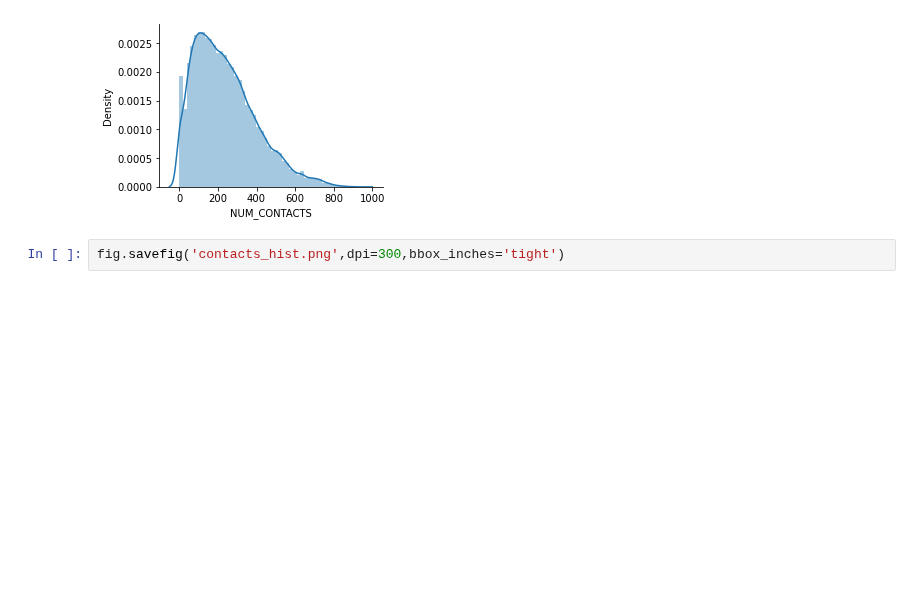
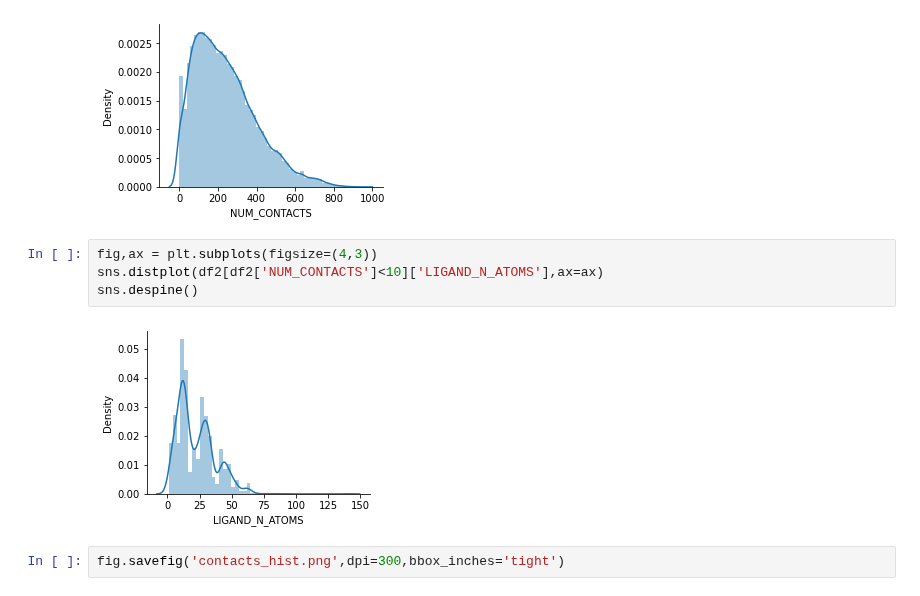
Before and after one commit to RosettaCommons/foundry, a Jupyter notebook: notebooks/filter_sm_compl_data.ipynb, the cells around one changed output. Saved outputs shown, nothing was run; the diff lists cells and outputs as text; blank space fills up the shorter version.

```diff
--- a/notebooks/filter_sm_compl_data.ipynb
+++ b/notebooks/filter_sm_compl_data.ipynb
@@ -112,5 +143,11 @@ sns.distplot(df2['NUM_CONTACTS'],ax=ax)
 sns.despine()
 # %% [output]
 [figure]
+# %%
+fig,ax = plt.subplots(figsize=(4,3))
+sns.distplot(df2[df2['NUM_CONTACTS']<10]['LIGAND_N_ATOMS'],ax=ax)
+sns.despine()
+# %% [output]
+[figure, added]
 # %%
 fig.savefig('contacts_hist.png',dpi=300,bbox_inches='tight')
```
Also changed, not shown: parts of 80 cells of this notebook, 3 other files.
